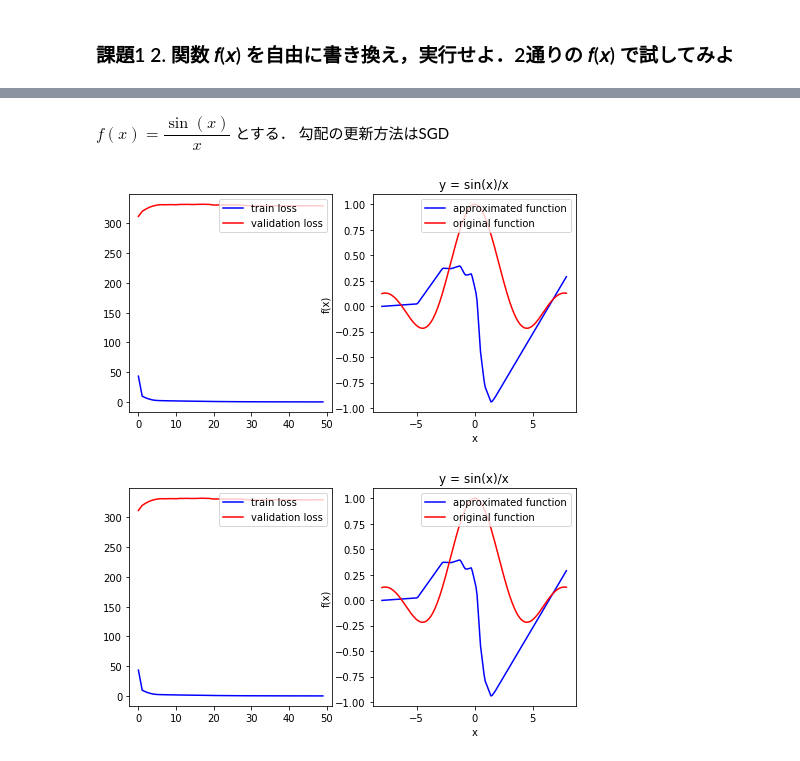
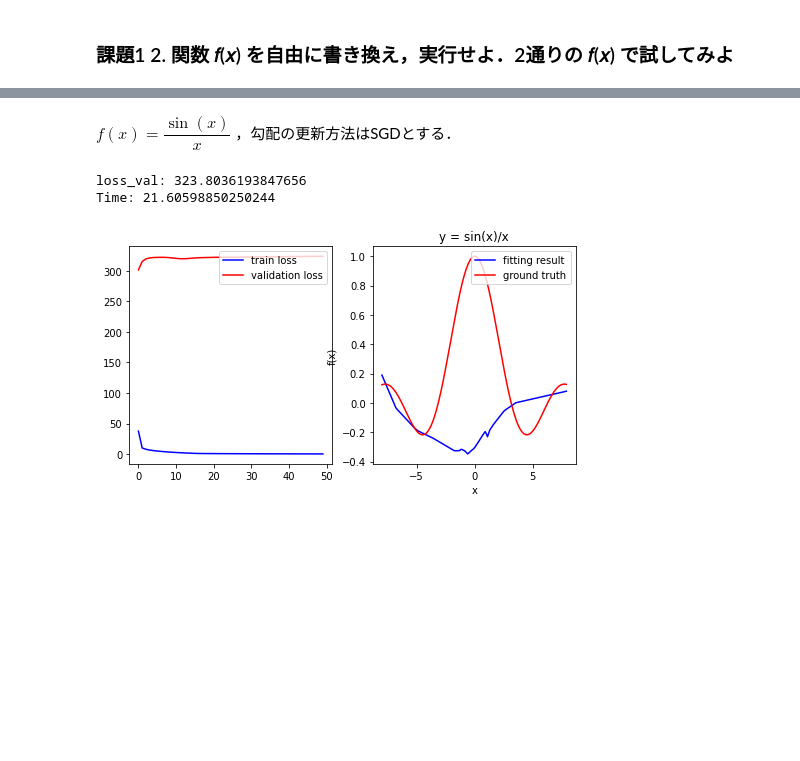
Before and after one commit to Knt44kw/SystemRecognition, a Jupyter notebook: code/kadai2/fc_keras.ipynb, the cells around one changed output, grey strips where cells are left out. Drawn from its saved outputs; the diff is of its cells as text; code cells hidden in the pictures; blank space fills up the shorter version.

```diff
--- a/code/kadai2/fc_keras.ipynb
+++ b/code/kadai2/fc_keras.ipynb
@@ -280,0 +210,5 @@ del show_graph
+# %%
+show_graph = ShowGraph(model,num_epoch, pattern="1", X_val=X_val, f=f, optimizer="sgd")
+model.fit(X_train, Y_train, batch_size=20, epochs=num_epoch,
+          validation_data=(X_val,Y_val), verbose=0, callbacks=[show_graph])
+del show_graph
@@ -293,10 +232,10 @@ del show_graph
 # %% [markdown]
 ### RMSprop を利用した場合
 # %%
-rmsprop = keras.optimizers.RMSprop()
-model.compile(optimizer=rmsprop, loss='mean_squared_error')
-
-show_graph = ShowGraph(model,num_epoch, pattern="1", X_val=X_val, f=f)
-model.fit(X_train, Y_train, batch_size=20, epochs=num_epoch, validation_data=(X_val,Y_val), verbose=0, callbacks=[show_graph])
+model_rmsprop = fullconnection_model(optimizer="rmsprop")
+show_graph = ShowGraph(model_rmsprop, num_epoch, pattern="1",
+                       X_val=X_val, f=f, optimizer="rmsprop")
+model_rmsprop.fit(X_train, Y_train, batch_size=20, epochs=num_epoch,
+                      validation_data=(X_val,Y_val), verbose=0, callbacks=[show_graph])
 del show_graph
 # %% [output]
@@ -305,10 +245,10 @@ del show_graph
 # %% [markdown]
 ### Adamを利用した場合
 # %%
-adam = keras.optimizers.Adam()
-model.compile(optimizer=adam, loss='mean_squared_error')
-
-show_graph = ShowGraph(model,num_epoch, pattern="1", X_val=X_val, f=f)
-model.fit(X_train, Y_train, batch_size=20, epochs=num_epoch, validation_data=(X_val,Y_val), verbose=0, callbacks=[show_graph])
+model_adam = fullconnection_model(optimizer="adam")
+show_graph = ShowGraph(model_momentumsgd, num_epoch, pattern="1",
+                       X_val=X_val, f=f, optimizer="adam")
+model_adam.fit(X_train, Y_train, batch_size=20, epochs=num_epoch,
+                      validation_data=(X_val,Y_val), verbose=0, callbacks=[show_graph])
 del show_graph
 # %% [output]
@@ -321,9 +262,9 @@ $f(x)= 0.5\times(x+3)^2 - 8$ とする 勾配の更新方法はSGD
 # %%
-model.compile(optimizer=sgd, loss='mean_squared_error')
-
 X_train, Y_train, X_val, Y_val, f = generate_function_and_train_test_data(pattern="2")
 
-show_graph = ShowGraph(model,num_epoch, pattern="2", X_val=X_val, f=f)
-model.fit(X_train, Y_train, batch_size=20, epochs=num_epoch, validation_data=(X_val,Y_val), verbose=0, callbacks=[show_graph])
+show_graph = ShowGraph(model, num_epoch, pattern="2",
+                       X_val=X_val, f=f, optimizer="sgd")
+model.fit(X_train, Y_train, batch_size=20, epochs=num_epoch,
+          validation_data=(X_val,Y_val), verbose=0, callbacks=[show_graph])
 del show_graph
 # %% [output]
@@ -332,13 +274,14 @@ del show_graph
 # %% [markdown]
-$f(x) = \dfrac{\sin(x)}{x}$ とする． 勾配の更新方法はSGD
+$f(x) = \dfrac{\sin(x)}{x}$ ，勾配の更新方法はSGDとする．
 # %%
-model.compile(optimizer=sgd,loss='mean_squared_error')
-
 X_train, Y_train, X_val, Y_val, f = generate_function_and_train_test_data(pattern="3")
 
-show_graph = ShowGraph(model,num_epoch, pattern="3", X_val=X_val, f=f)
-model.fit(X_train, Y_train, batch_size=20, epochs=num_epoch, validation_data=(X_val,Y_val), verbose=0, callbacks=[show_graph])
+show_graph = ShowGraph(model, num_epoch, pattern="3",
+                       X_val=X_val, f=f, optimizer="sgd")
+model.fit(X_train, Y_train, batch_size=20, epochs=num_epoch,
+          validation_data=(X_val,Y_val), verbose=0, callbacks=[show_graph])
 del show_graph
 # %% [output]
+loss_val: 323.8036193847656
+Time: 21.60598850250244
-[figure, old version]
+[figure, new version]
-[figure, removed]
```
Also changed, not shown: parts of 31 cells of this notebook, 3 other files.
